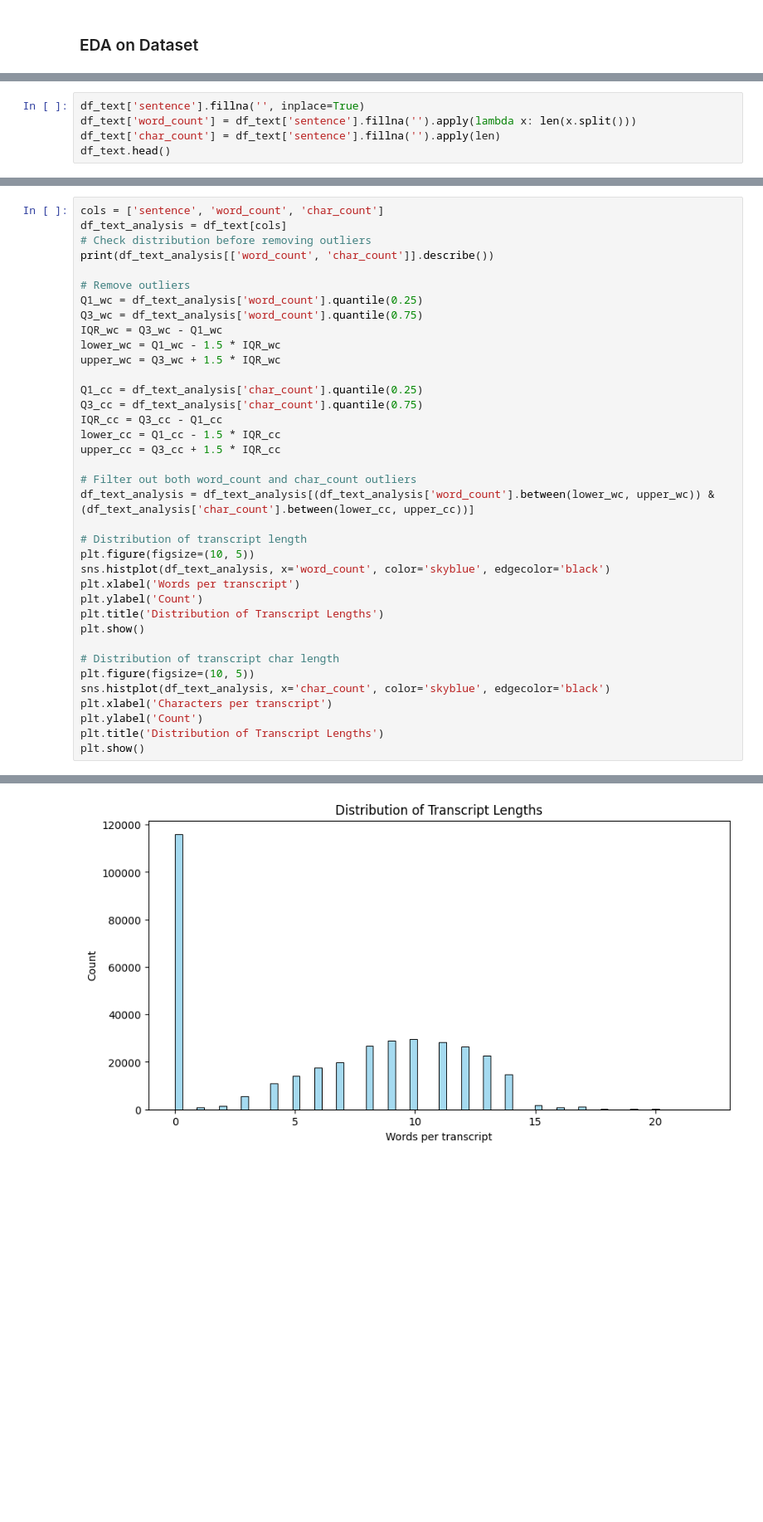
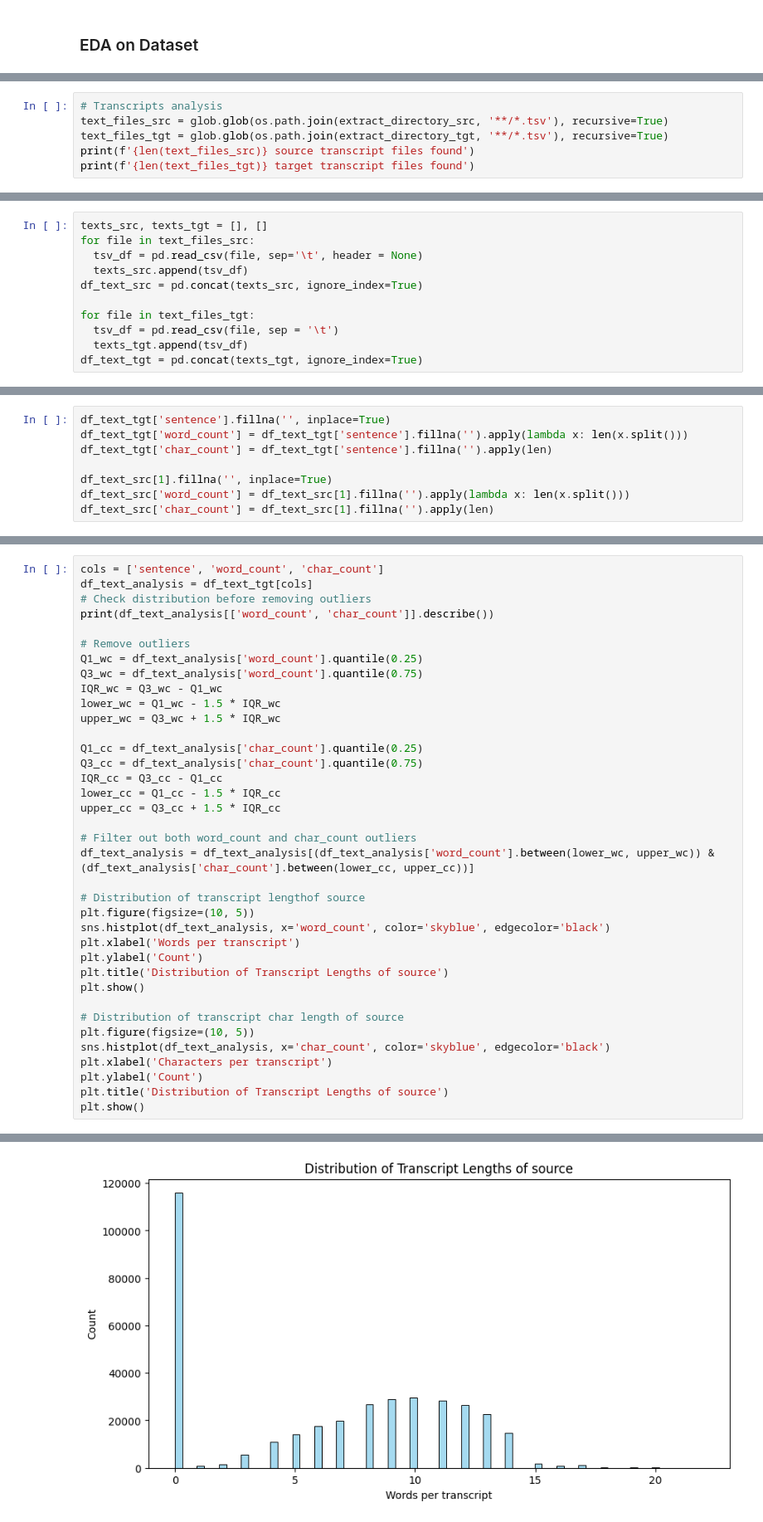
Before and after one commit to TERABYTE05/SwiftSync, a Jupyter notebook: setup_check.ipynb, the cells around one changed output, grey strips where cells are left out. Shown at 83% size. Saved outputs shown, nothing was run; the diff lists cells and outputs as text; blank space fills up the shorter version.

```diff
--- a/setup_check.ipynb
+++ b/setup_check.ipynb
@@ -243,0 +302,6 @@ df_text.head()
+# %%
+# Transcripts analysis
+text_files_src = glob.glob(os.path.join(extract_directory_src, '**/*.tsv'), recursive=True)
+text_files_tgt = glob.glob(os.path.join(extract_directory_tgt, '**/*.tsv'), recursive=True)
+print(f'{len(text_files_src)} source transcript files found')
+print(f'{len(text_files_tgt)} target transcript files found')
@@ -243,0 +311,11 @@ df_text.head()
+# %%
+texts_src, texts_tgt = [], []
+for file in text_files_src:
+  tsv_df = pd.read_csv(file, sep='\t', header = None)
+  texts_src.append(tsv_df)
+df_text_src = pd.concat(texts_src, ignore_index=True)
+
+for file in text_files_tgt:
+  tsv_df = pd.read_csv(file, sep = '\t')
+  texts_tgt.append(tsv_df)
+df_text_tgt = pd.concat(texts_tgt, ignore_index=True)
@@ -244,5 +338,8 @@ df_text.head()
 # %%
-df_text['sentence'].fillna('', inplace=True)
-df_text['word_count'] = df_text['sentence'].fillna('').apply(lambda x: len(x.split()))
-df_text['char_count'] = df_text['sentence'].fillna('').apply(len)
-df_text.head()
+df_text_tgt['sentence'].fillna('', inplace=True)
+df_text_tgt['word_count'] = df_text_tgt['sentence'].fillna('').apply(lambda x: len(x.split()))
+df_text_tgt['char_count'] = df_text_tgt['sentence'].fillna('').apply(len)
+
+df_text_src[1].fillna('', inplace=True)
+df_text_src['word_count'] = df_text_src[1].fillna('').apply(lambda x: len(x.split()))
+df_text_src['char_count'] = df_text_src[1].fillna('').apply(len)
@@ -257,6 +346,6 @@ df_text.head()
 # %%
 cols = ['sentence', 'word_count', 'char_count']
-df_text_analysis = df_text[cols]
+df_text_analysis = df_text_tgt[cols]
 # Check distribution before removing outliers
 print(df_text_analysis[['word_count', 'char_count']].describe())
 
@@ -270,35 +359,35 @@ upper_wc = Q3_wc + 1.5 * IQR_wc
 Q1_cc = df_text_analysis['char_count'].quantile(0.25)
 Q3_cc = df_text_analysis['char_count'].quantile(0.75)
 IQR_cc = Q3_cc - Q1_cc
 lower_cc = Q1_cc - 1.5 * IQR_cc
 upper_cc = Q3_cc + 1.5 * IQR_cc
 
 # Filter out both word_count and char_count outliers
 df_text_analysis = df_text_analysis[(df_text_analysis['word_count'].between(lower_wc, upper_wc)) & (df_text_analysis['char_count'].between(lower_cc, upper_cc))]
 
-# Distribution of transcript length
+# Distribution of transcript lengthof source
 plt.figure(figsize=(10, 5))
 sns.histplot(df_text_analysis, x='word_count', color='skyblue', edgecolor='black')
 plt.xlabel('Words per transcript')
 plt.ylabel('Count')
-plt.title('Distribution of Transcript Lengths')
+plt.title('Distribution of Transcript Lengths of source')
 plt.show()
 
-# Distribution of transcript char length
+# Distribution of transcript char length of source
 plt.figure(figsize=(10, 5))
 sns.histplot(df_text_analysis, x='char_count', color='skyblue', edgecolor='black')
 plt.xlabel('Characters per transcript')
 plt.ylabel('Count')
-plt.title('Distribution of Transcript Lengths')
+plt.title('Distribution of Transcript Lengths of source')
 plt.show()
 # %% [output]
           word_count     char_count
 count  368804.000000  368804.000000
 mean        6.398724      36.243238
 std         5.467866      45.949959
 min         0.000000       0.000000
 25%         0.000000       0.000000
 50%         7.000000      41.000000
 75%        11.000000      60.000000
 max       936.000000   15644.000000
-[figure, old version]
+[figure, new version]
```
Also changed, not shown: parts of 27 cells of this notebook, 4 other files.
